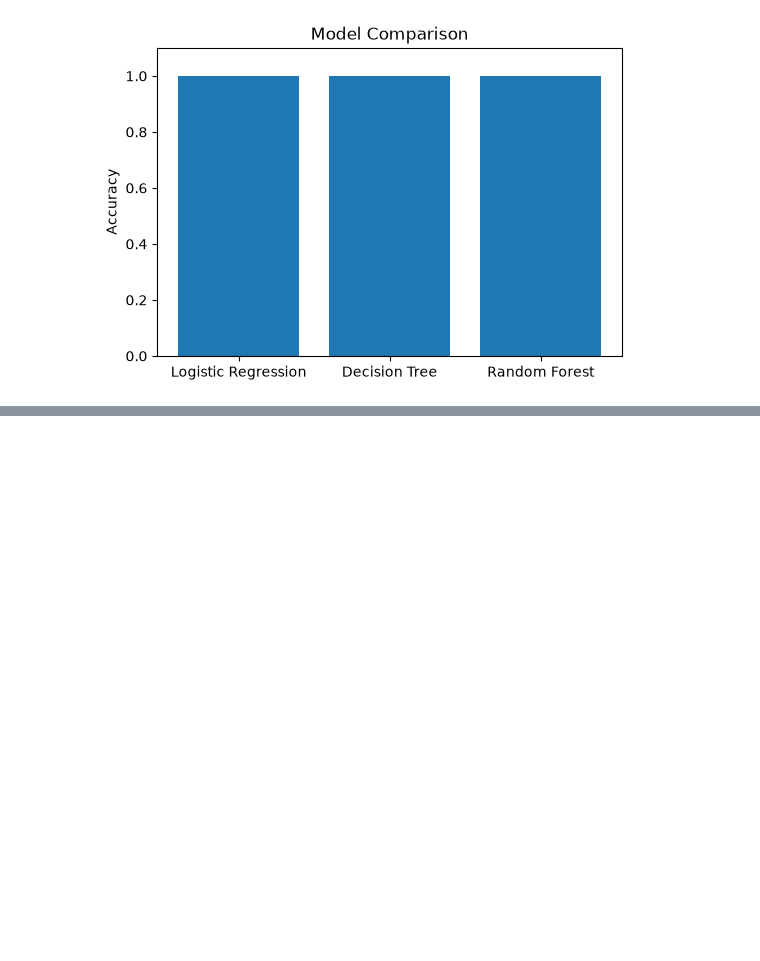
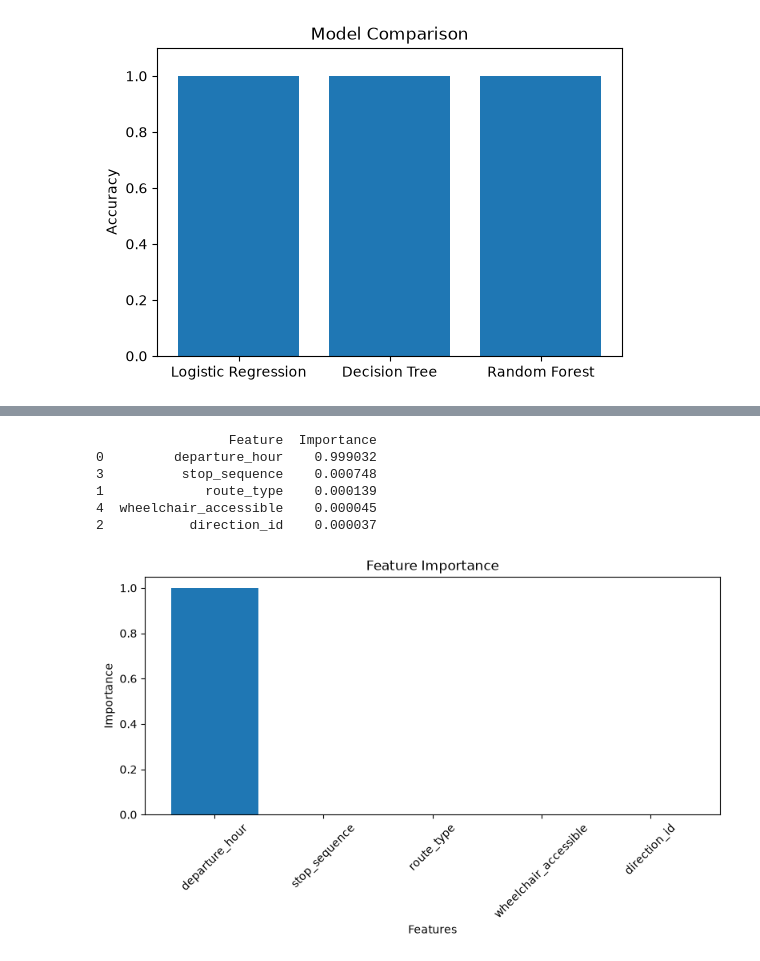
Before and after one commit to TrishaRajbanshi10/BigDataProgrammingProject, a Jupyter notebook: BigDataProgrammingProject/Notebook/UK_Dataset.ipynb, the cells around one changed output, grey strips where cells are left out. Cells and saved outputs as stored; diff of their text form; code cells hidden in the pictures; blank space fills up the shorter version.

```diff
--- a/BigDataProgrammingProject/Notebook/UK_Dataset.ipynb
+++ b/BigDataProgrammingProject/Notebook/UK_Dataset.ipynb
@@ -431,5 +397,22 @@ only showing top 5 rows
 # %%
-dt_accuracy = evaluator.evaluate(dt_predictions)
+from pyspark.ml.feature import VectorAssembler
 
-print("Decision Tree Accuracy:", dt_accuracy)
+# Features used for prediction
+feature_columns = [
+    "departure_hour",
+    "route_type",
+    "direction_id",
+    "stop_sequence",
+    "wheelchair_accessible"
+]
+
+assembler = VectorAssembler(
+    inputCols=feature_columns,
+    outputCol="features",
+    handleInvalid="skip"
+)
+
+ml_data = assembler.transform(bus_data)
+
+ml_data.select("features", "label").show(5, truncate=False)
 # %% [output]
@@ -576,0 +657,32 @@ plt.show()
+# %%
+import pandas as pd
+import matplotlib.pyplot as plt
+
+importance = pd.DataFrame({
+    "Feature": feature_columns,
+    "Importance": rf_model.featureImportances.toArray()
+})
+
+importance = importance.sort_values(
+    by="Importance",
+    ascending=False
+)
+
+print(importance)
+
+plt.figure(figsize=(8,5))
+plt.bar(importance["Feature"], importance["Importance"])
+plt.title("Feature Importance")
+plt.xlabel("Features")
+plt.ylabel("Importance")
+plt.xticks(rotation=45)
+plt.tight_layout()
+plt.show()
+# %% [output]
+                 Feature  Importance
+0         departure_hour    0.999032
+3          stop_sequence    0.000748
+1             route_type    0.000139
+4  wheelchair_accessible    0.000045
+2           direction_id    0.000037
+[figure, added]
```
Also changed, not shown: parts of 38 cells of this notebook.
